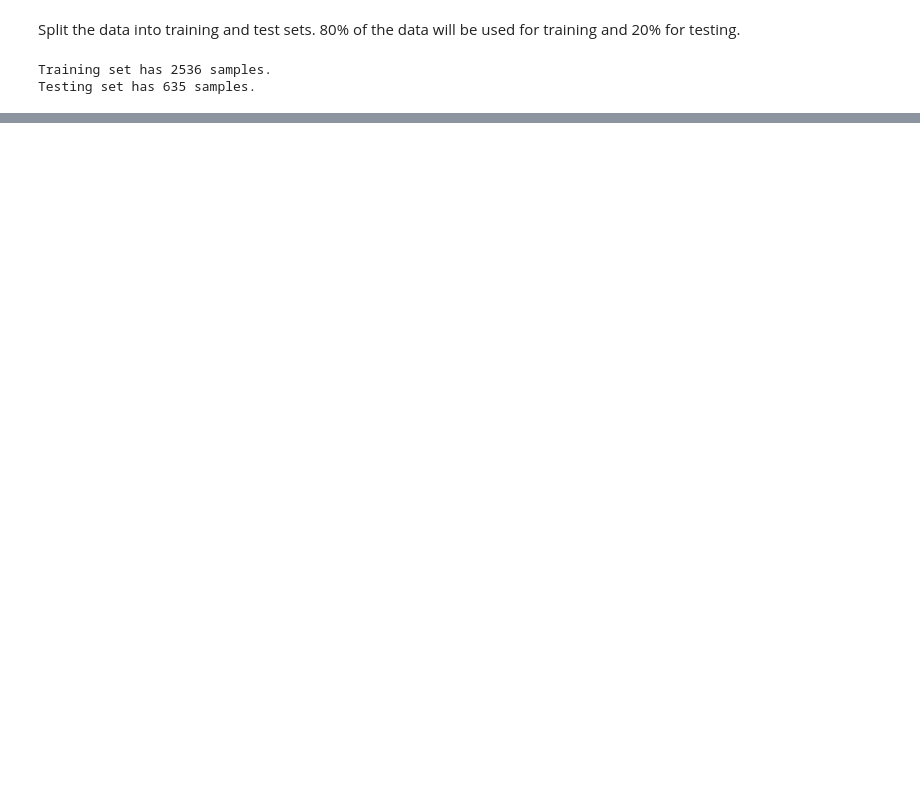
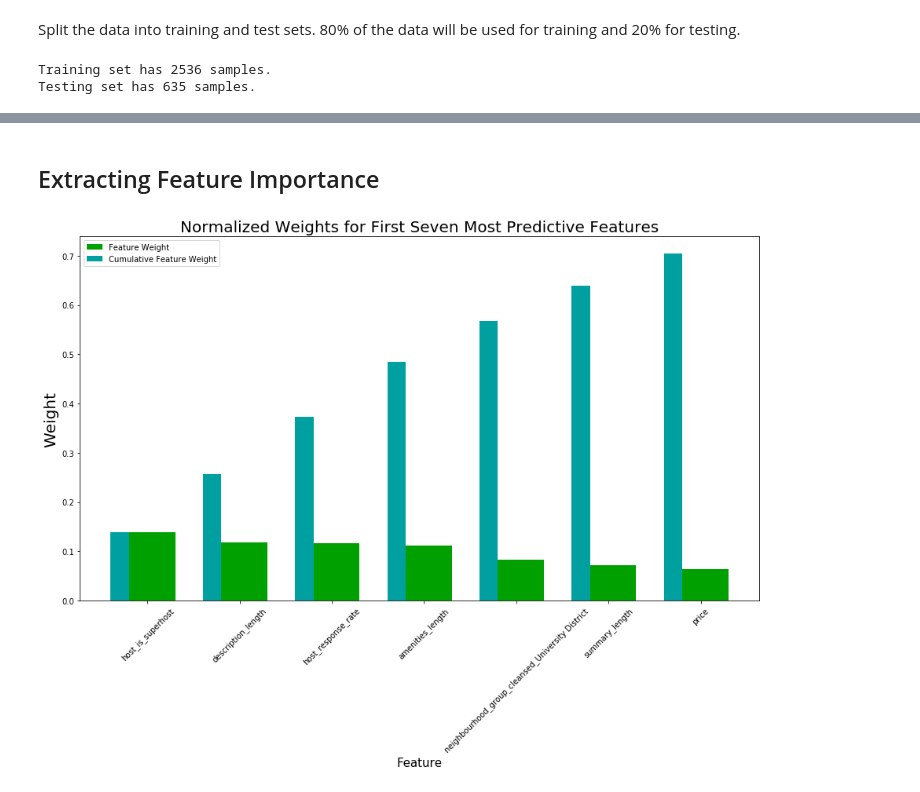
Before and after one commit to Jaouadeddadsi/Seattle-Airbnb-Open-Data, a Jupyter notebook: generate_higher_ratings.ipynb, the cells around one changed output, grey strips where cells are left out. Saved outputs shown, nothing was run; the diff lists cells and outputs as text; code cells hidden in the pictures; blank space fills up the shorter version.

```diff
--- a/generate_higher_ratings.ipynb
+++ b/generate_higher_ratings.ipynb
@@ -444,3 +425,8 @@ features_final = df_model.drop(['review_scores_rating'], axis=1)
+# %%
+##
+from sklearn.preprocessing import MinMaxScaler
+scaler = MinMaxScaler()
+features_final[features_final.columns] = scaler.fit_transform(features_final)
 # %% [markdown]
 Split the data into training and test sets. 80% of the data will be used for training and 20% for testing.
 # %%
@@ -464,0 +528,32 @@ Testing set has 635 samples.
+# %% [markdown]
+##  Extracting Feature Importance
+# %%
+model = GradientBoostingRegressor(random_state=60)
+
+model.fit(X_train, y_train)
+
+#Extract the feature importances using.
+importances = model.feature_importances_
+# %%
+ # Display the seven most important features
+indices = np.argsort(importances)[::-1]
+columns = X_train.columns.values[indices[:7]]
+values = importances[indices][:7]
+
+# Creat the plot
+fig = plt.figure(figsize = (13,10))
+plt.title("Normalized Weights for First Seven Most Predictive Features", fontsize = 20)
+plt.bar(np.arange(7), values, width = 0.6, align="center", color = '#00A000', \
+          label = "Feature Weight")
+plt.bar(np.arange(7) - 0.3, np.cumsum(values), width = 0.2, align = "center", color = '#00A0A0', \
+          label = "Cumulative Feature Weight")
+plt.xticks(np.arange(7), columns, rotation=45, fontsize = 10)
+
+plt.ylabel("Weight", fontsize = 20)
+plt.xlabel("Feature", fontsize = 15)
+
+plt.legend(fontsize = 10)
+plt.tight_layout()
+plt.show()
+# %% [output]
+[figure, added]
```
Also changed, not shown: parts of 15 cells of this notebook.
